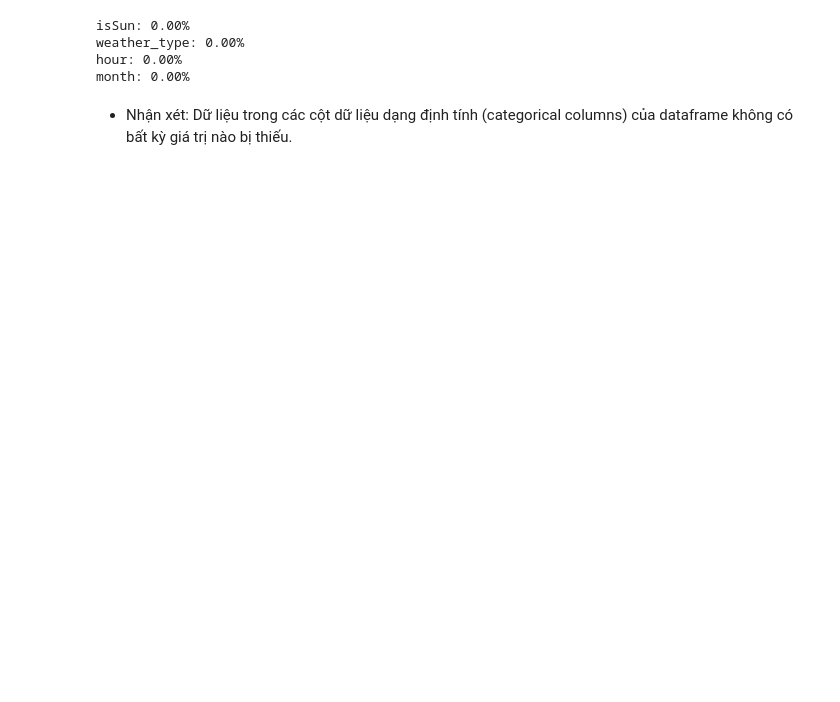
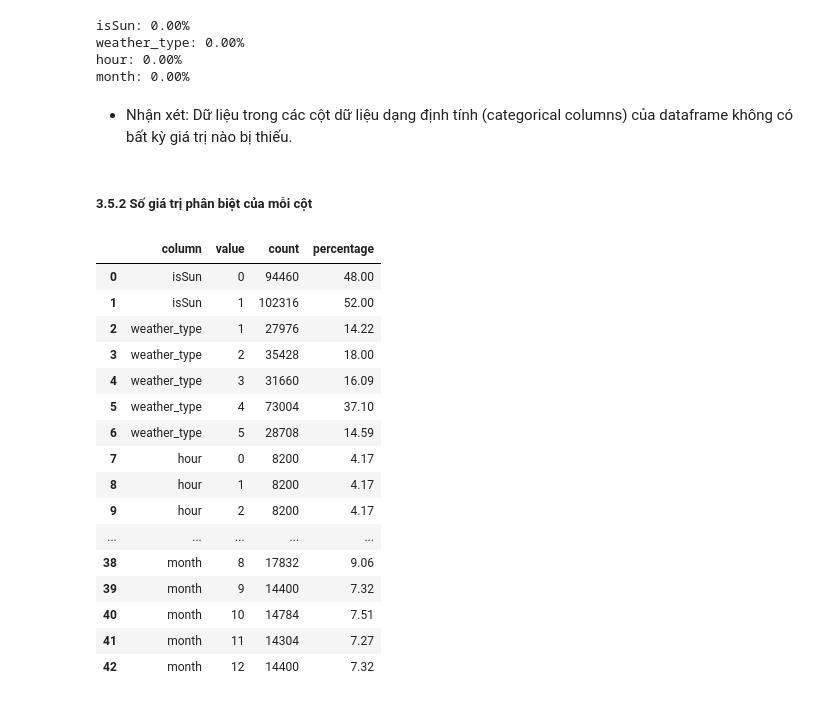
Before and after one commit to alpaca3000/Lab02_DataVisualization, a Jupyter notebook: Source_Codes/DataPreprocessing.ipynb, the cells around one changed output. Cells and saved outputs as stored; diff of their text form; code cells hidden in the pictures; blank space fills up the shorter version.

```diff
--- a/Source_Codes/DataPreprocessing.ipynb
+++ b/Source_Codes/DataPreprocessing.ipynb
@@ -406,3 +408,48 @@ hour: 0.00%
 month: 0.00%
 # %% [markdown]
 - Nhận xét: Dữ liệu trong các cột dữ liệu dạng định tính (categorical columns) của dataframe không có bất kỳ giá trị nào bị thiếu.
+# %% [markdown]
+##### 3.5.2 Số giá trị phân biệt của mỗi cột
+# %%
+def flatten_categorical_stats(df, categorical_columns):
+    rows = []
+
+    for col in categorical_columns:
+        total = len(df[col])
+        #value_count = compute_distribution(df, col)
+        counts = df[col].value_counts(dropna=False).sort_index()
+        percentages = (counts / total * 100).round(2)
+
+        # tạo các hàng cho từng giá trị của từng cột
+        for value, count, percentage in zip(counts.index, counts.values, percentages.values):
+            row = {
+                'column': col,
+                'value': value,
+                'count': count,
+                'percentage': percentage
+            }
+            rows.append(row)
+
+    result_df = pd.DataFrame(rows)
+    return result_df
+# %%
+cat_col_distribution = flatten_categorical_stats(df, categorical_columns)
+cat_col_distribution
+# %% [output]
+|  | column | value | count | percentage |
+| 0 | isSun | 0 | 94460 | 48.00 |
+| 1 | isSun | 1 | 102316 | 52.00 |
+| 2 | weather_type | 1 | 27976 | 14.22 |
+| 3 | weather_type | 2 | 35428 | 18.00 |
+| 4 | weather_type | 3 | 31660 | 16.09 |
+| 5 | weather_type | 4 | 73004 | 37.10 |
+| 6 | weather_type | 5 | 28708 | 14.59 |
+| 7 | hour | 0 | 8200 | 4.17 |
+| 8 | hour | 1 | 8200 | 4.17 |
+| 9 | hour | 2 | 8200 | 4.17 |
+| ... | ... | ... | ... | ... |
+| 38 | month | 8 | 17832 | 9.06 |
+| 39 | month | 9 | 14400 | 7.32 |
+| 40 | month | 10 | 14784 | 7.51 |
+| 41 | month | 11 | 14304 | 7.27 |
+| 42 | month | 12 | 14400 | 7.32 |
```
Also changed, not shown: parts of 45 cells of this notebook, 1 other file.
